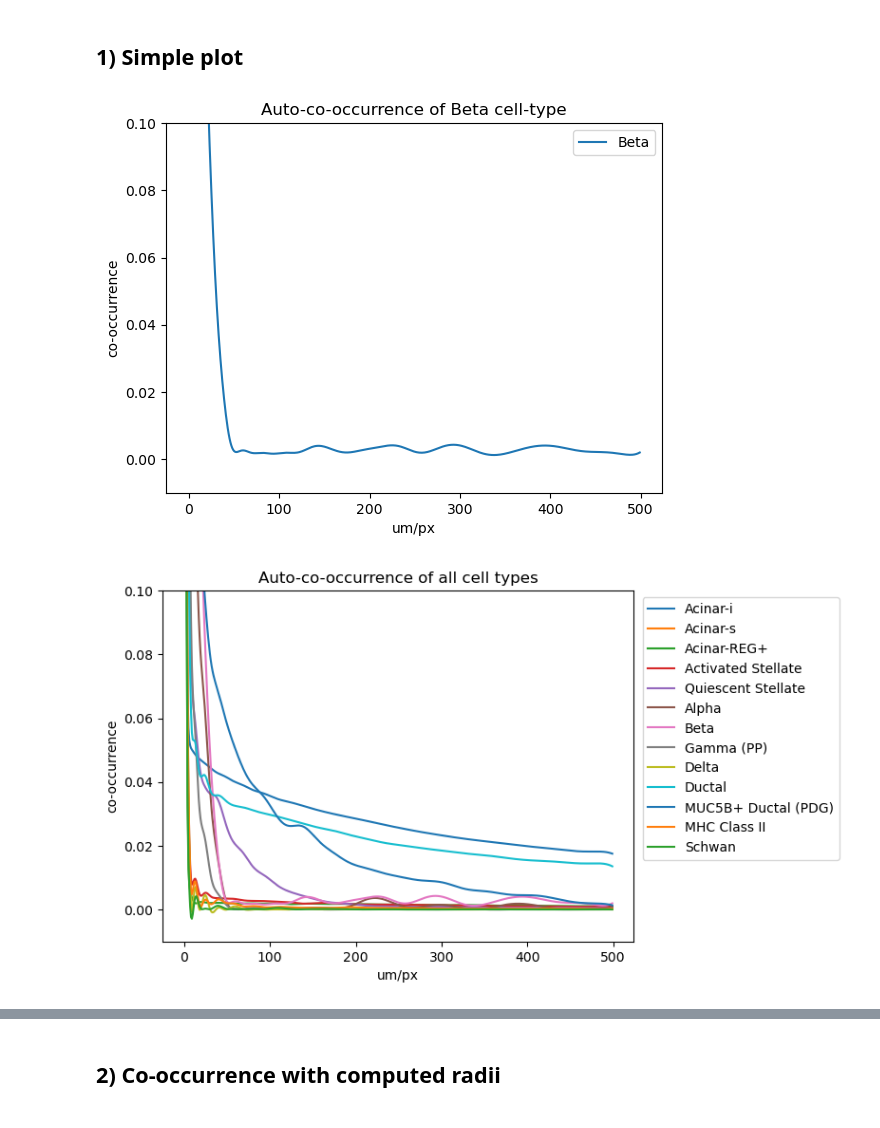
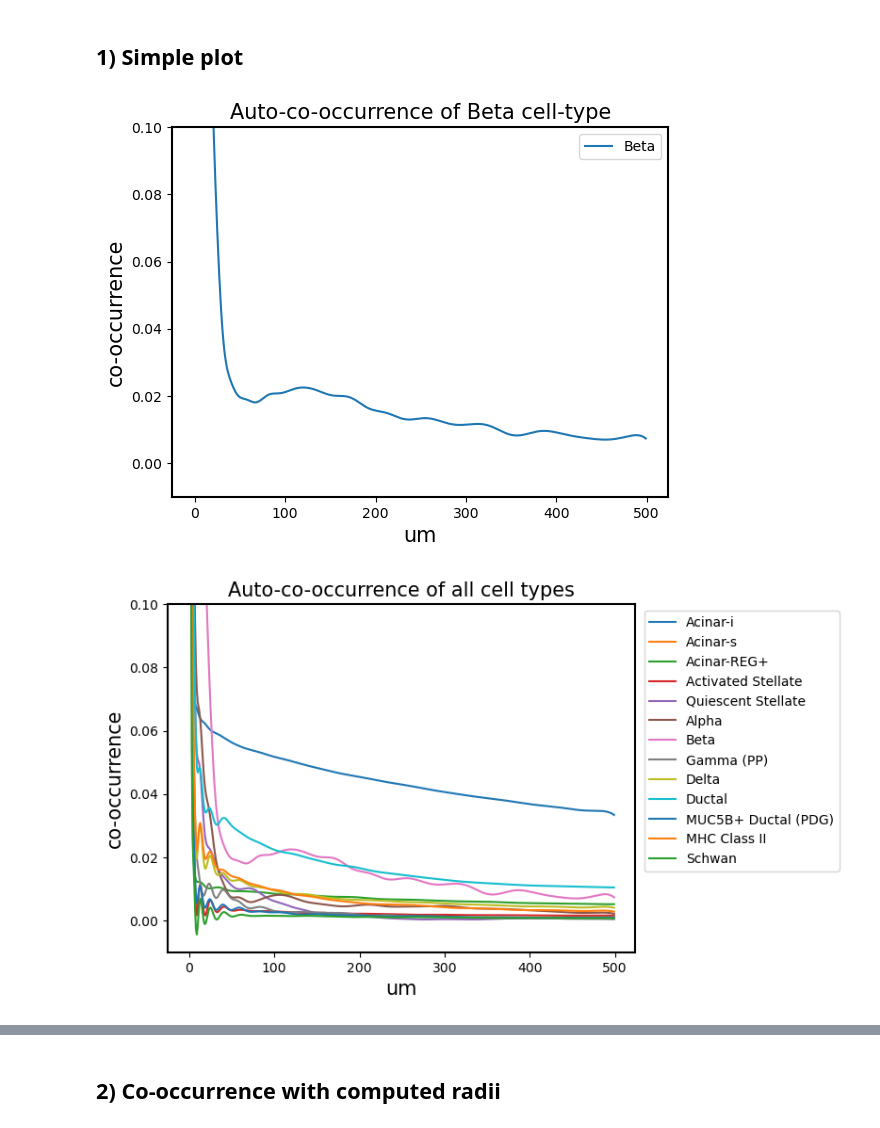
Before and after one commit to HiDiHlabs/sonar, a Jupyter notebook: sonar/plotting_functions_test.ipynb, the cells around one changed output, grey strips where cells are left out. Saved outputs shown, nothing was run; the diff lists cells and outputs as text; code cells hidden in the pictures.

```diff
--- a/sonar/plotting_functions_test.ipynb
+++ b/sonar/plotting_functions_test.ipynb
@@ -17,7 +17,8 @@ import math
 # %%
 # Define the cluster labels of the pancreas tissue matrix:
 
-cluster_labels = ['background',
+cluster_labels = [
+    'background',
  'Acinar-i',
  'Acinar-s',
  'Acinar-REG+',
@@ -65,12 +83,12 @@ def smax(t,k=5):
 rad_ = 500
 lin = 1
 
-son = sonar.Sonar(max_radius=rad_,linear_steps=lin)
+son = sonar.Sonar(max_radius=rad_,linear_steps=lin, edge_correction=True)
 cooc_template_ = son.co_occurrence_from_tensor(rescaled,interpolate=True)
 # %% [markdown]
 ## 1) Simple plot
 # %%
-def simple_cooc_plot(cooc_curves_res, cell_type = "all", cell_type_labels = cluster_labels, y_zoom = 0.1): #cell_type_labels should be changed
+def simple_cooc_plot(cooc_curves_res, cell_type = "all", cell_type_labels = cluster_labels, um_per_px=1.0, y_zoom = 0.1): #cell_type_labels should be changed
     """Function for plotting simple co-occurrence plots, the result of a sonar function.
     Specific cell-types can be selected.
 
@@ -78,29 +96,34 @@ def simple_cooc_plot(cooc_curves_res, cell_type = "all", cell_type_labels = clus
     - cooc_curves_res: an array that containes co-occurrence curves, the result of son.co_occurrence_from_tensor() function.
     - cell_type: int or 'all'. 'all' by default to plot all cell types. Can be customized by choosing spesific cell-type number.
     - cell_type_labels: a list of cell-type labels.
+    - um_per_px: float, um/px scaling parameter.
     - y_zoom: float, scaling parameter for looking closer at curves, choosing the upper limit of y-axis.
     """
     fig, ax = plt.subplots()
 
     ax.set_ylabel("co-occurrence")
-    ax.set_xlabel("um/px")
+    ax.set_xlabel("um")
     ax.set_ylim(-0.01, y_zoom)
 
+    # X =
+    # Y =
 
     if cell_type == "all":
         for i in range(1,16): # under 0 there is a background, so it should start from 1
-            ax.plot(cooc_curves_res[i,i])
+            Y = cooc_curves_res[i,i]
+            ax.plot(np.arange(len(Y))*um_per_px, Y)
         ax.legend(cell_type_labels[1:14], loc="upper right", bbox_to_anchor=(1.45, 1)) # specific case for pancreas, needs to be more general
         ax.set_title(f"Auto-co-occurrence of all cell types")
     else:
-        ax.plot(cooc_curves_res[int(cell_type),int(cell_type)], label=cell_type_labels[int(cell_type)])
+        Y = cooc_curves_res[cell_type,cell_type]
+        ax.plot(np.arange(len(Y))*um_per_px, Y, label=cell_type_labels[int(cell_type)])
         ax.legend(loc="upper right")
         ax.set_title(f"Auto-co-occurrence of {cluster_labels[cell_type]} cell-type")
 # %%
-simple_cooc_plot(cooc_curves_res = cooc_template_, cell_type_labels = cluster_labels, curves = 7, y_zoom = 0.1)
+simple_cooc_plot(cooc_curves_res = cooc_template_, cell_type_labels = cluster_labels, cell_type = 7, y_zoom = 0.1)
 # %% [output]
-[figure, old version]
+[figure, new version]
 # %%
 simple_cooc_plot(cooc_curves_res = cooc_template_, cell_type_labels = cluster_labels,  y_zoom = 0.1)
 # %% [output]
-[figure, old version]
+[figure, new version]
```
Also changed, not shown: parts of 29 cells of this notebook, 1 other file.
